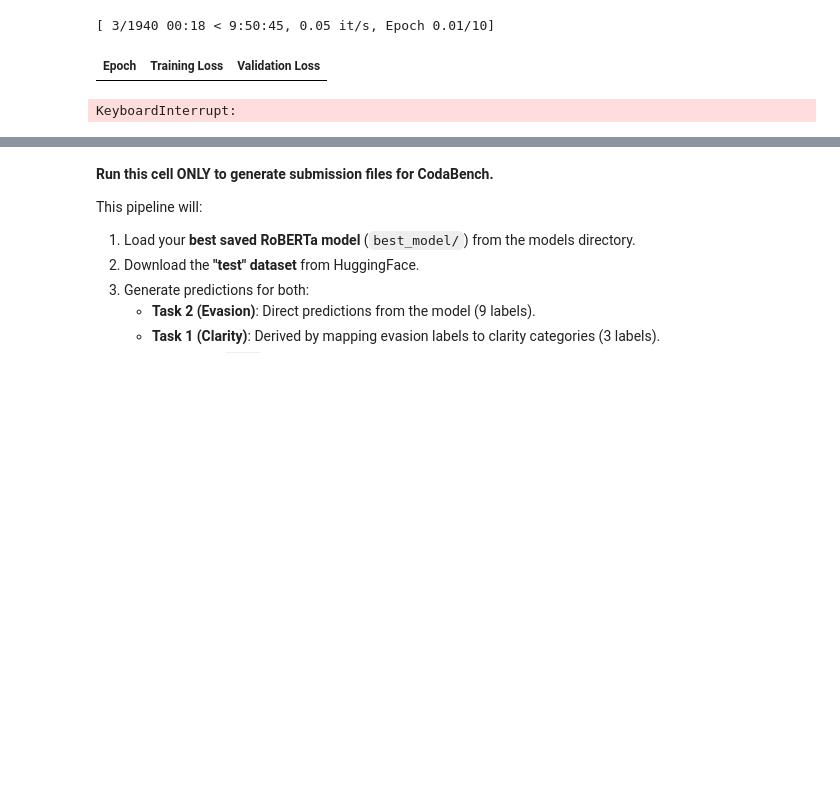
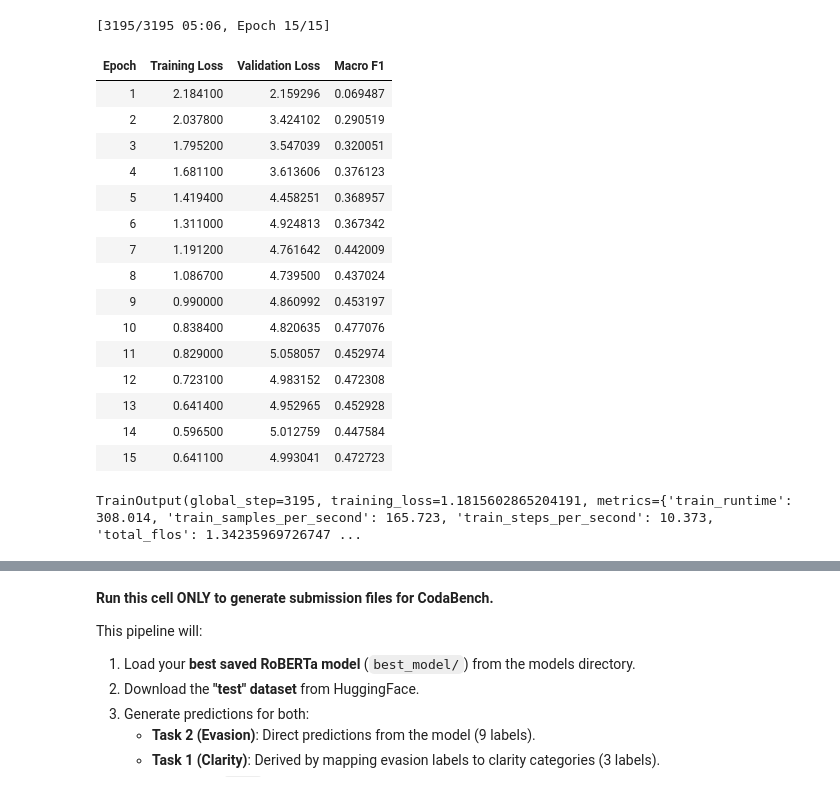
Before and after one commit to CristiFiodorov/NLP-Clarity, a Jupyter notebook: notebooks/04_roberta_classifier.ipynb, the cells around one changed output, grey strips where cells are left out. Saved outputs shown, nothing was run; the diff lists cells and outputs as text; code cells hidden in the pictures; blank space fills up the shorter version.

Commit message:
Fixed validation + created custom F1 metric calculation during training

```diff
--- a/notebooks/04_roberta_classifier.ipynb
+++ b/notebooks/04_roberta_classifier.ipynb
@@ -121,6 +116,24 @@ def compute_macro_f1(gold_annotations, predictions):
     macro_f1 = float(np.mean(f1_scores))
 
     return macro_f1
+
+
+def compute_metrics_custom(eval_pred):
+    logits, _ = eval_pred # We ignore the dummy labels provided here
+
+    pred_indices = np.argmax(logits, axis=-1)
+
+    pred_strings = label_encoder.inverse_transform(pred_indices)
+
+    gold_annotations = df_val_eval[['annotator1', 'annotator2', 'annotator3']].values.tolist()
+
+    cleaned_gold = []
+    for row in gold_annotations:
+        cleaned_gold.append([lbl for lbl in row if isinstance(lbl, str) and lbl != ''])
+
+    macro_f1 = compute_macro_f1(cleaned_gold, pred_strings)
+
+    return {"macro_f1": macro_f1}
 # %%
 MODEL_NAME = "roberta-base"
 
@@ -143,10 +159,19 @@ def format_input(row):
 
 
 def prepare_dataset(df, label_encoder):
-    texts = [format_input(row) for _, row in df.iterrows()]
-    labels = label_encoder.transform(df['evasion_label']).tolist()
+    # Filter out rows where 'evasion_label' is an empty string or NaN
+    df_filtered = df[df['evasion_label'].notna() & (df['evasion_label'] != '')]
+    texts = [format_input(row) for _, row in df_filtered.iterrows()]
+    labels = label_encoder.transform(df_filtered['evasion_label']).tolist()
     return Dataset.from_dict({"text": texts, "label": labels})
 
+def prepare_test_dataset(df):
+    texts = [format_input(row) for _, row in df.iterrows()]
+
+    # We will IGNORE these labels during metric calculation.
+    labels = [0] * len(texts)
+
+    return Dataset.from_dict({"text": texts, "label": labels})
 
 def tokenize_fn(examples):
     return tokenizer(
@@ -158,11 +183,12 @@ def tokenize_fn(examples):
 
 
 train_dataset = prepare_dataset(df_train, label_encoder)
-val_dataset = prepare_dataset(df_val, label_encoder)
+train_dataset = train_dataset.map(tokenize_fn, batched=True, remove_columns=["text"])
 
-train_dataset = train_dataset.map(tokenize_fn, batched=True, remove_columns=["text"])
+df_val_eval = df_test.reset_index(drop=True)
+val_dataset = prepare_test_dataset(df_val_eval)
 val_dataset = val_dataset.map(tokenize_fn, batched=True, remove_columns=["text"])
 
 print(f"Train samples: {len(train_dataset)}")
-print(f"Val samples: {len(val_dataset)}")
+print(f"Val (Test) samples: {len(val_dataset)}")
 # %% [output]
@@ -220,7 +246,7 @@ Using device: cpu
 # %%
 config = {
     "model": MODEL_NAME,
-    "epochs": 10,
+    "epochs": 15,
     "batch_size": 16,
     "learning_rate": 1e-5,
     "weight_decay": 0.01,
@@ -239,7 +265,8 @@ training_args = TrainingArguments(
     eval_strategy="epoch",
     save_strategy="epoch",
     load_best_model_at_end=True,
-    metric_for_best_model="eval_loss",
+    metric_for_best_model="macro_f1",
+    greater_is_better=True,
     logging_steps=50,
     report_to="none",
     fp16=torch.cuda.is_available(),
@@ -247,19 +274,35 @@ training_args = TrainingArguments(
 # %%
 trainer = WeightedTrainer(
     class_weights=class_weights,
     model=model,
     args=training_args,
     train_dataset=train_dataset,
     eval_dataset=val_dataset,
     tokenizer=tokenizer,
     data_collator=DataCollatorWithPadding(tokenizer),
+    compute_metrics=compute_metrics_custom
 )
 
 trainer.train()
 # %% [output]
-[ 3/1940 00:18 < 9:50:45, 0.05 it/s, Epoch 0.01/10]
+[3195/3195 05:06, Epoch 15/15]
-| Epoch | Training Loss | Validation Loss |
+| Epoch | Training Loss | Validation Loss | Macro F1 |
+| 1 | 2.184100 | 2.159296 | 0.069487 |
+| 2 | 2.037800 | 3.424102 | 0.290519 |
+| 3 | 1.795200 | 3.547039 | 0.320051 |
+| 4 | 1.681100 | 3.613606 | 0.376123 |
+| 5 | 1.419400 | 4.458251 | 0.368957 |
+| 6 | 1.311000 | 4.924813 | 0.367342 |
+| 7 | 1.191200 | 4.761642 | 0.442009 |
+| 8 | 1.086700 | 4.739500 | 0.437024 |
+| 9 | 0.990000 | 4.860992 | 0.453197 |
+| 10 | 0.838400 | 4.820635 | 0.477076 |
+| 11 | 0.829000 | 5.058057 | 0.452974 |
+| 12 | 0.723100 | 4.983152 | 0.472308 |
+| 13 | 0.641400 | 4.952965 | 0.452928 |
+| 14 | 0.596500 | 5.012759 | 0.447584 |
+| 15 | 0.641100 | 4.993041 | 0.472723 |
-KeyboardInterrupt:
+TrainOutput(global_step=3195, training_loss=1.1815602865204191, metrics={'train_runtime': 308.014, 'train_samples_per_second': 165.723, 'train_steps_per_second': 10.373, 'total_flos': 1.34235969726747 ...
 # %%
 def evaluate_model(model, tokenizer, label_encoder, df_val):
     model.eval()
```
Also changed, not shown: parts of 9 cells of this notebook.
